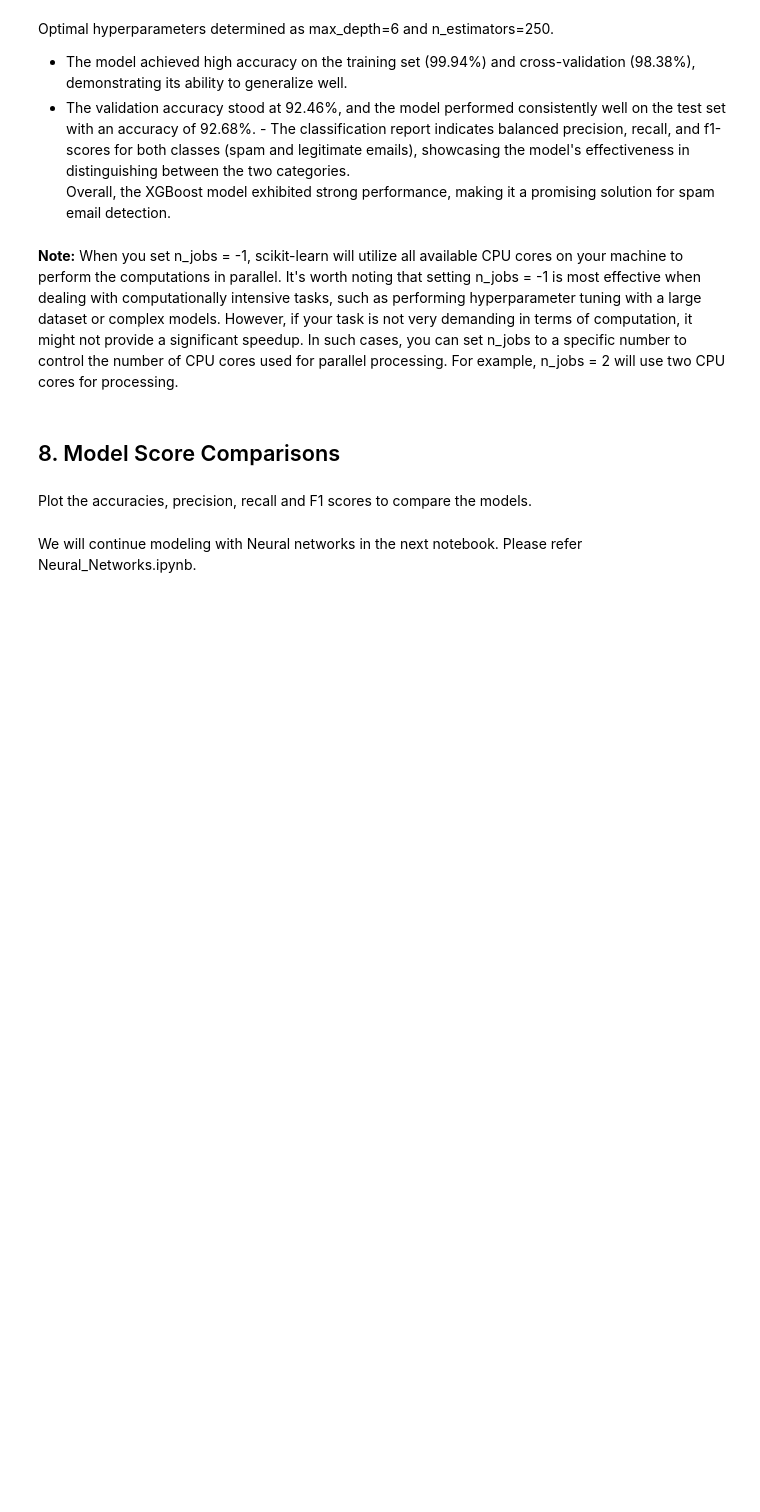
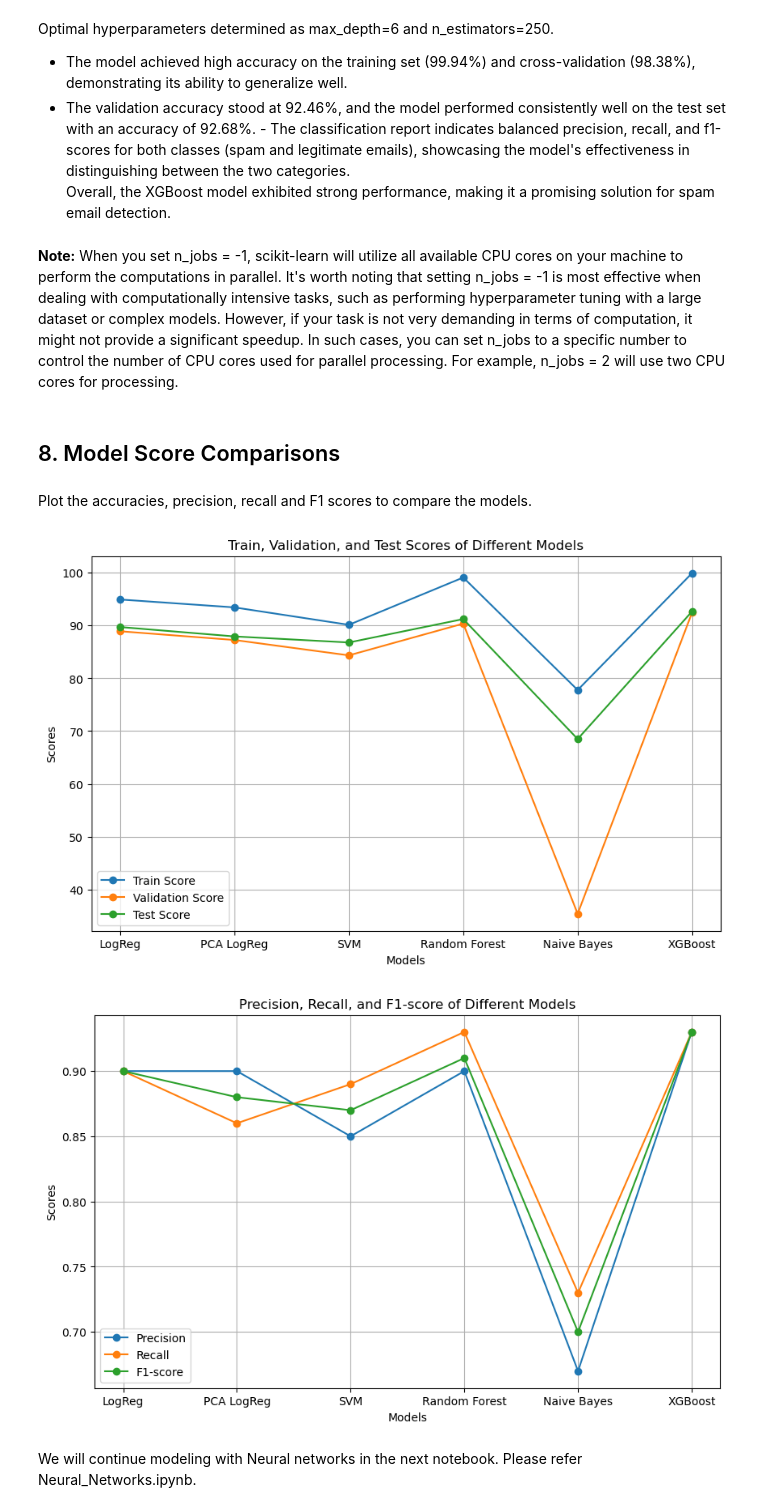
Before and after one commit to dfrancis-tech/email_spam, a Jupyter notebook: Baseline_Model.ipynb, the cells around one changed output. Drawn from its saved outputs; the diff is of its cells as text; code cells hidden in the pictures; blank space fills up the shorter version.

Commit message:
plot model scores

```diff
--- a/Baseline_Model.ipynb
+++ b/Baseline_Model.ipynb
@@ -591,10 +591,10 @@ weighted avg       0.88      0.88      0.88     12000
 # %%
 # Append the scores
 model.append('PCA LogReg')
-final_train_score.append(train_accuracy)
-final_crossval_score.append(grid_accuracy)
-final_val_score.append(val_accuracy)
-final_test_score.append(test_accuracy)
+final_train_score.append(93.45)
+final_crossval_score.append(93.24)
+final_val_score.append(87.27)
+final_test_score.append(87.95)
 final_precision.append(0.90)
 final_recall.append(0.86)
 final_f1.append(0.88)
@@ -1510,5 +1510,32 @@ final_f1.append(0.93)
 ## 8. Model Score Comparisons
 # %% [markdown]
 Plot the accuracies, precision, recall and F1 scores to compare the models.
+# %%
+# Plotting train, validation, and test scores
+plt.figure(figsize=(10, 6))
+plt.plot(model, final_train_score, label='Train Score', marker='o')
+plt.plot(model, final_val_score, label='Validation Score', marker='o')
+plt.plot(model, final_test_score, label='Test Score', marker='o')
+plt.xlabel('Models')
+plt.ylabel('Scores')
+plt.title('Train, Validation, and Test Scores of Different Models')
+plt.legend()
+plt.grid()
+plt.show()
+
+# Plotting precision, recall, and f1-score
+plt.figure(figsize=(10, 6))
+plt.plot(model, final_precision, label='Precision', marker='o')
+plt.plot(model, final_recall, label='Recall', marker='o')
+plt.plot(model, final_f1, label='F1-score', marker='o')
+plt.xlabel('Models')
+plt.ylabel('Scores')
+plt.title('Precision, Recall, and F1-score of Different Models')
+plt.legend()
+plt.grid()
+plt.show()
+# %% [output]
+[figure, added]
+[figure, added]
 # %% [markdown]
 We will continue modeling with Neural networks in the next notebook. Please refer Neural_Networks.ipynb.
```
